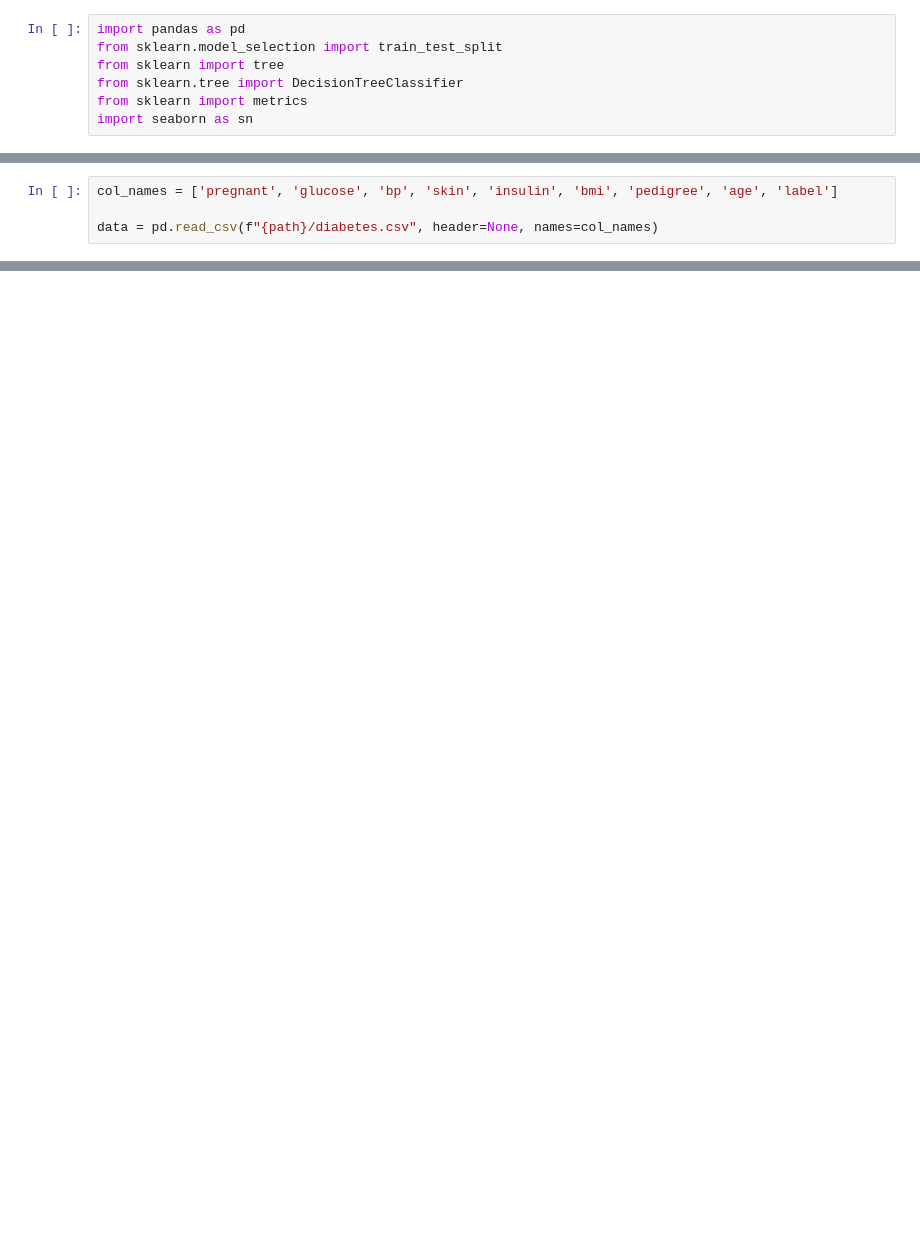
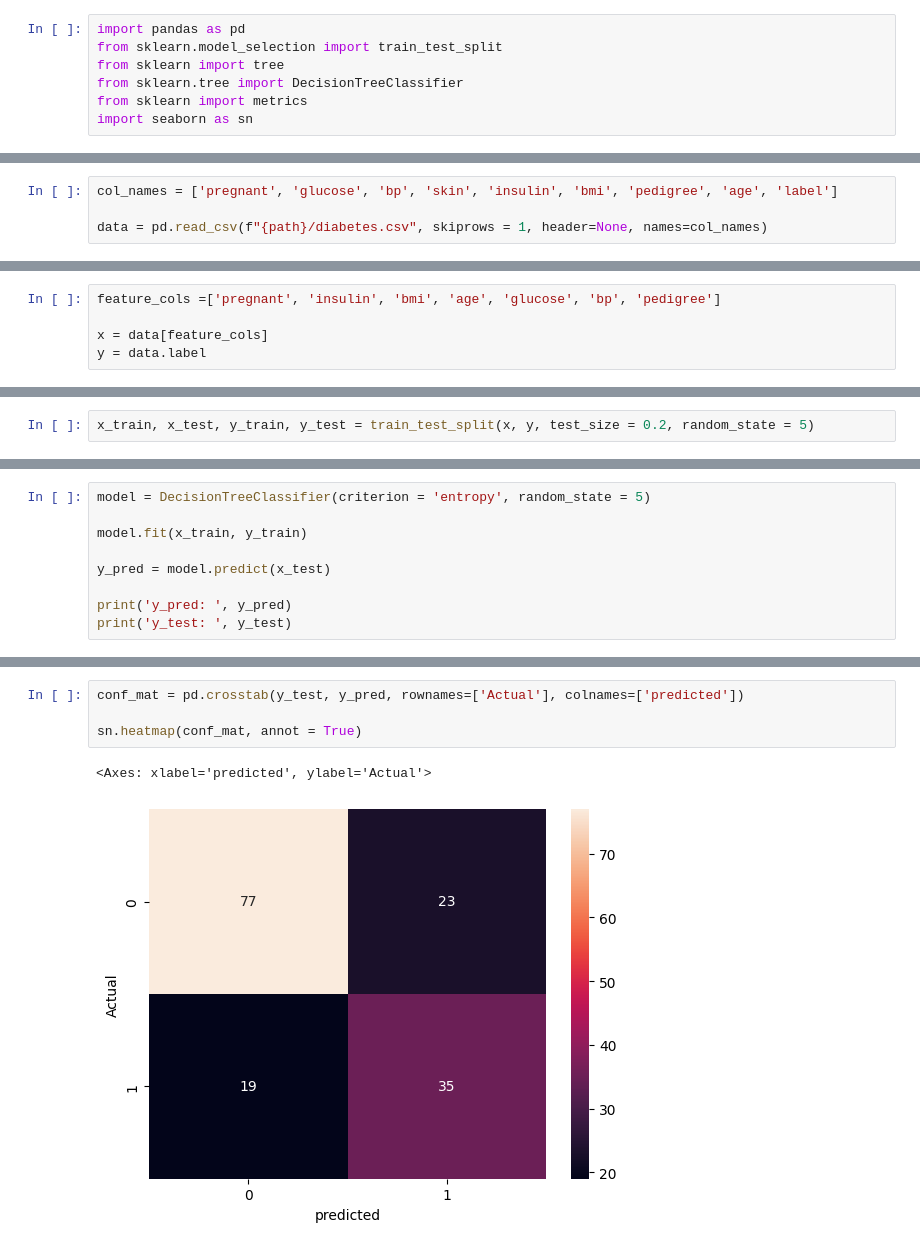
Before and after one commit to Sridatta-Bharadwaj/minor-intro-to-ML, a Jupyter notebook: decision_tree_classifier.ipynb, the cells around one changed output, grey strips where cells are left out. Saved outputs shown, nothing was run; the diff lists cells and outputs as text; blank space fills up the shorter version.

```diff
--- a/decision_tree_classifier.ipynb
+++ b/decision_tree_classifier.ipynb
@@ -20,4 +21,4 @@ Path to dataset files: /kaggle/input/diabetes-dataset
 # %%
 col_names = ['pregnant', 'glucose', 'bp', 'skin', 'insulin', 'bmi', 'pedigree', 'age', 'label']
 
-data = pd.read_csv(f"{path}/diabetes.csv", header=None, names=col_names)
+data = pd.read_csv(f"{path}/diabetes.csv", skiprows = 1, header=None, names=col_names)
@@ -23,0 +51,5 @@ data = pd.read_csv(f"{path}/diabetes.csv", header=None, names=col_names)
+# %%
+feature_cols =['pregnant', 'insulin', 'bmi', 'age', 'glucose', 'bp', 'pedigree']
+
+x = data[feature_cols]
+y = data.label
@@ -23,0 +89,2 @@ data = pd.read_csv(f"{path}/diabetes.csv", header=None, names=col_names)
+# %%
+x_train, x_test, y_train, y_test = train_test_split(x, y, test_size = 0.2, random_state = 5)
@@ -23,0 +98,9 @@ data = pd.read_csv(f"{path}/diabetes.csv", header=None, names=col_names)
+# %%
+model = DecisionTreeClassifier(criterion = 'entropy', random_state = 5)
+
+model.fit(x_train, y_train)
+
+y_pred = model.predict(x_test)
+
+print('y_pred: ', y_pred)
+print('y_test: ', y_test)
@@ -23,0 +137,7 @@ data = pd.read_csv(f"{path}/diabetes.csv", header=None, names=col_names)
+# %%
+conf_mat = pd.crosstab(y_test, y_pred, rownames=['Actual'], colnames=['predicted'])
+
+sn.heatmap(conf_mat, annot = True)
+# %% [output]
+<Axes: xlabel='predicted', ylabel='Actual'>
+[figure, added]
```
Also changed, not shown: parts of 8 cells of this notebook.
